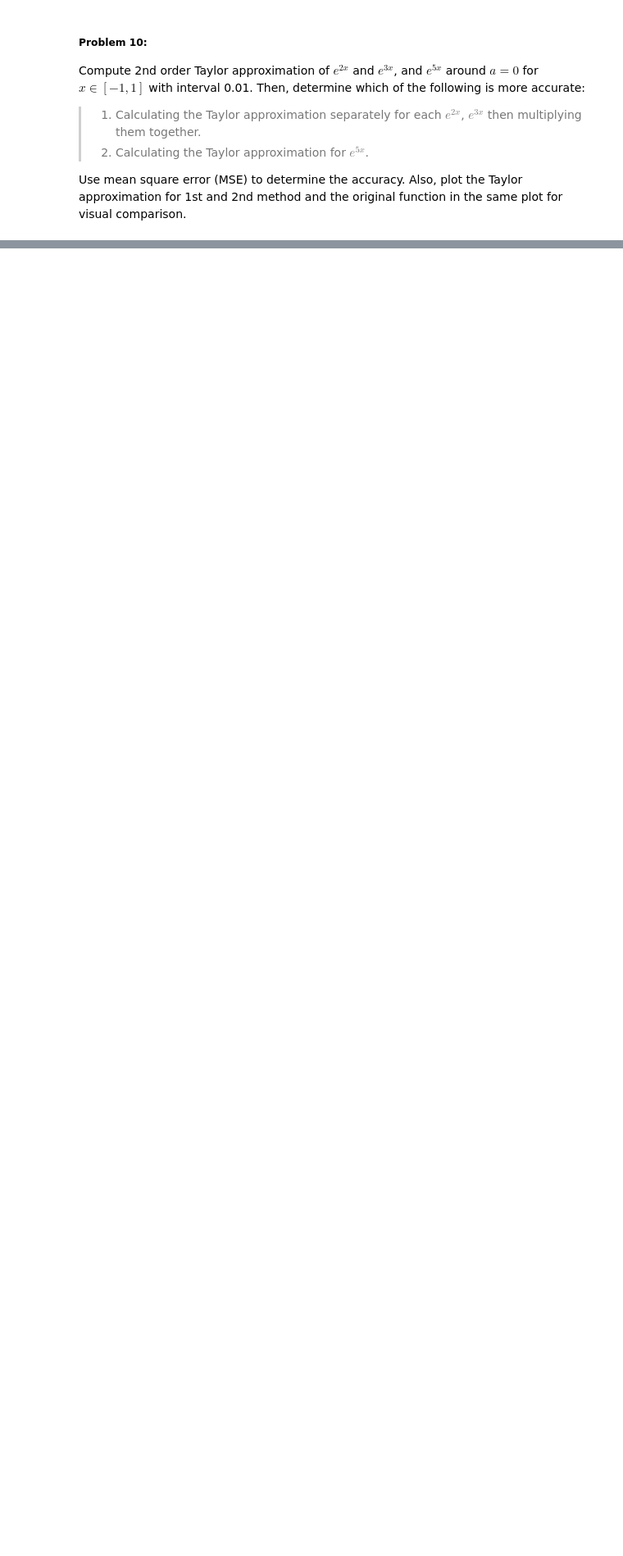
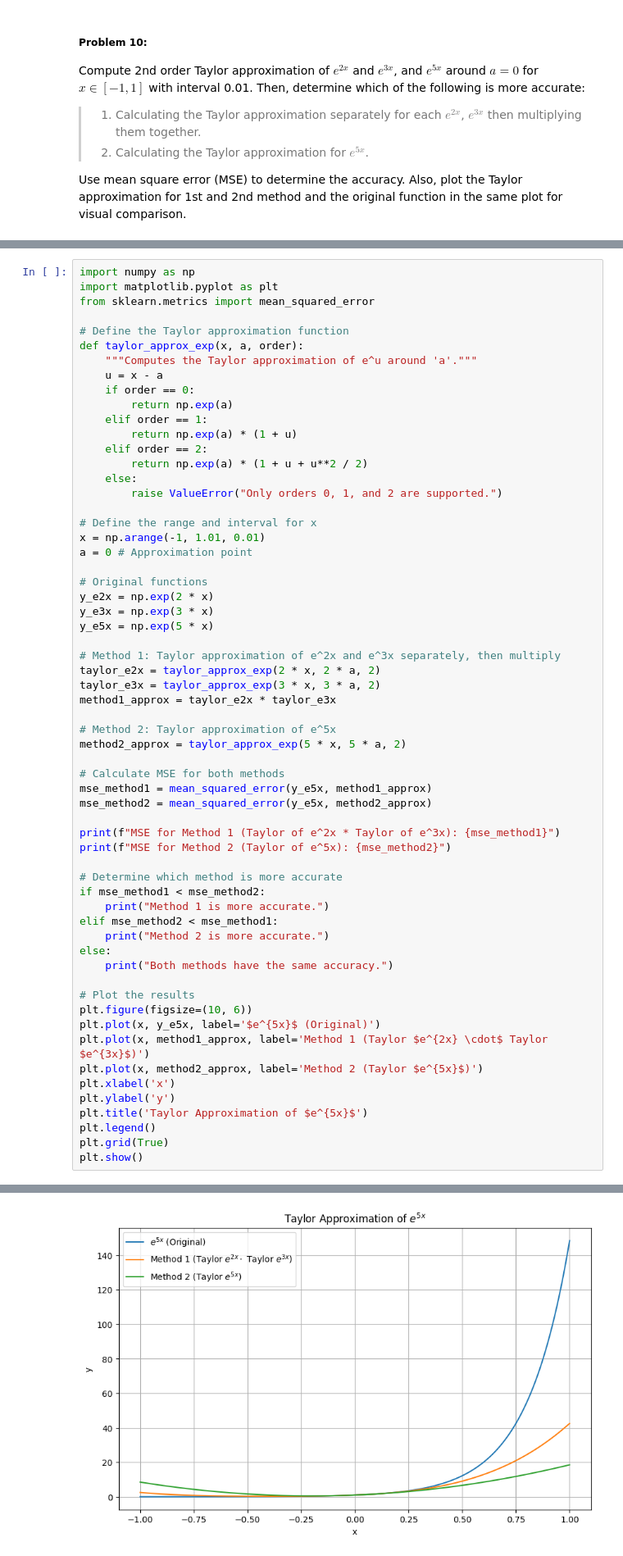
Before and after one commit to Nahidliton/Hospital-Dashboard, a Jupyter notebook: Lab_Assignment_01.ipynb, the cells around one changed output, grey strips where cells are left out. Shown at 82% size. Cells and saved outputs as stored; diff of their text form; blank space fills up the shorter version.

```diff
--- a/Lab_Assignment_01.ipynb
+++ b/Lab_Assignment_01.ipynb
@@ -416,0 +297,62 @@ plt.show()
+# %%
+import numpy as np
+import matplotlib.pyplot as plt
+from sklearn.metrics import mean_squared_error
+
+# Define the Taylor approximation function
+def taylor_approx_exp(x, a, order):
+    """Computes the Taylor approximation of e^u around 'a'."""
+    u = x - a
+    if order == 0:
+        return np.exp(a)
+    elif order == 1:
+        return np.exp(a) * (1 + u)
+    elif order == 2:
+        return np.exp(a) * (1 + u + u**2 / 2)
+    else:
+        raise ValueError("Only orders 0, 1, and 2 are supported.")
+
+# Define the range and interval for x
+x = np.arange(-1, 1.01, 0.01)
+a = 0 # Approximation point
+
+# Original functions
+y_e2x = np.exp(2 * x)
+y_e3x = np.exp(3 * x)
+y_e5x = np.exp(5 * x)
+
+# Method 1: Taylor approximation of e^2x and e^3x separately, then multiply
+taylor_e2x = taylor_approx_exp(2 * x, 2 * a, 2)
+taylor_e3x = taylor_approx_exp(3 * x, 3 * a, 2)
+method1_approx = taylor_e2x * taylor_e3x
+
+# Method 2: Taylor approximation of e^5x
+method2_approx = taylor_approx_exp(5 * x, 5 * a, 2)
+
+# Calculate MSE for both methods
+mse_method1 = mean_squared_error(y_e5x, method1_approx)
+mse_method2 = mean_squared_error(y_e5x, method2_approx)
+
+print(f"MSE for Method 1 (Taylor of e^2x * Taylor of e^3x): {mse_method1}")
+print(f"MSE for Method 2 (Taylor of e^5x): {mse_method2}")
+
+# Determine which method is more accurate
+if mse_method1 < mse_method2:
+    print("Method 1 is more accurate.")
+elif mse_method2 < mse_method1:
+    print("Method 2 is more accurate.")
+else:
+    print("Both methods have the same accuracy.")
+
+# Plot the results
+plt.figure(figsize=(10, 6))
+plt.plot(x, y_e5x, label='$e^{5x}$ (Original)')
+plt.plot(x, method1_approx, label='Method 1 (Taylor $e^{2x} \cdot$ Taylor $e^{3x}$)')
+plt.plot(x, method2_approx, label='Method 2 (Taylor $e^{5x}$)')
+plt.xlabel('x')
+plt.ylabel('y')
+plt.title('Taylor Approximation of $e^{5x}$')
+plt.legend()
+plt.grid(True)
+plt.show()
+# %% [output]
@@ -416,0 +362 @@ plt.show()
+[figure, added]
```
Also changed, not shown: parts of 37 cells of this notebook.
